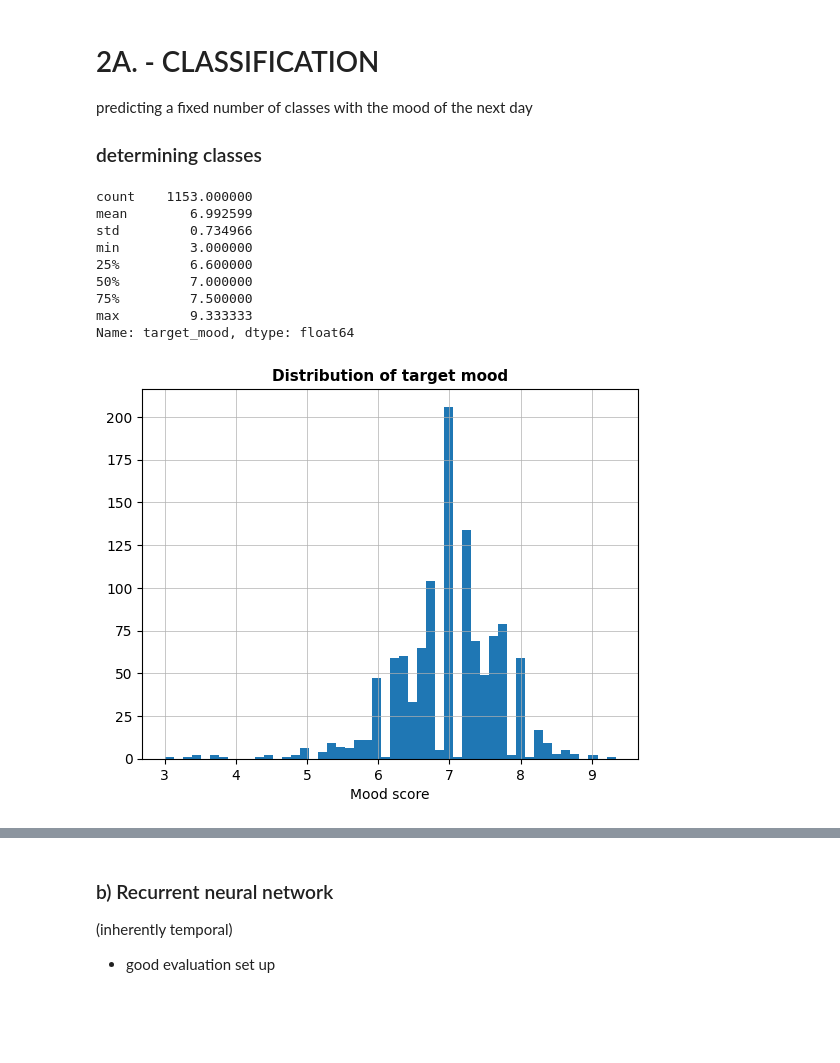
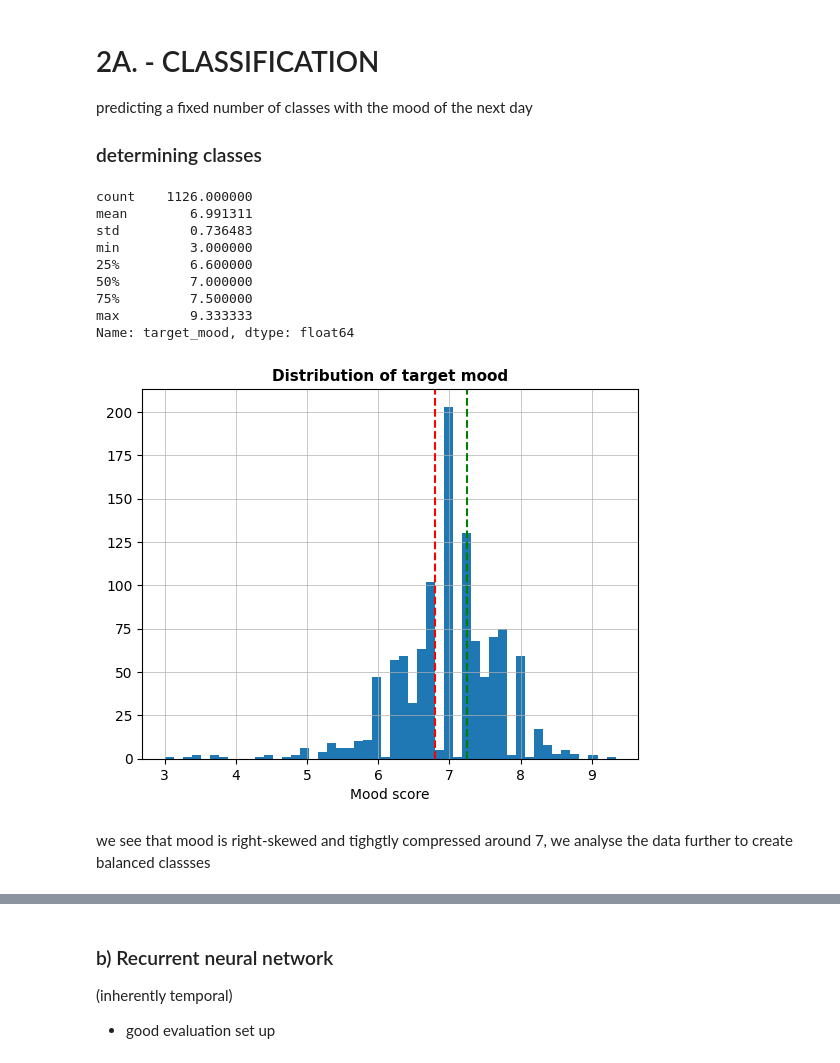
Before and after one commit to alicja-a-d/Data_Mining, a Jupyter notebook: assignment1_DMT_v1.ipynb, the cells around one changed output, grey strips where cells are left out. Cells and saved outputs as stored; diff of their text form; code cells hidden in the pictures; blank space fills up the shorter version.

Commit message:
update to predictor columns, added classes and XGBoost version 1

```diff
--- a/assignment1_DMT_v1.ipynb
+++ b/assignment1_DMT_v1.ipynb
@@ -163,7 +168,7 @@ mood_pivot = mood_data.pivot_table(
     index=["id", "date"],
     columns="variable",
     values="value",
-    aggfunc=["mean", "max", "min", "std", "first", "last", "count"]
+    aggfunc=["mean", "max", "min", "std", "count"] #stats for the daily averages
 )
 mood_pivot.columns = [f"{var}_{stat}" for stat, var in mood_pivot.columns]
 mood_pivot = mood_pivot.reset_index()
@@ -550,7 +550,6 @@ df_interpolation.head()
 # %%
 #adding a weekday
 df_interpolation["day_of_week"] = df_interpolation["date"].dt.day_name()
-df_interpolation["month"] = df_interpolation["date"].dt.month_name()
 df_interpolation["weekend"] = df_interpolation["day_of_week"].isin(["Saturday", "Sunday"])
 df_interpolation.columns
 # %% [output]
@@ -625,0 +606,37 @@ display(df_ml.head())
+# %%
+
+for patient_id, group in df_feature.groupby('id'): #separate df for each patient to prevent data leak - this also handles patients having different starting dates
+    group = group.reset_index(drop=True) #reset index
+    for t in range(window, len(group)): #starting at day 6
+        window_days = group.iloc[t - window:t] #5 days before day t
+        t_day = group.iloc[t] #prediction day
+
+        row = {'id': patient_id, 'date': t_day['date']}
+
+        for col in predictor_cols: #summary stats over the 5 days - autmatically calucaltes the stats for all predictor columns
+            name = col.replace('_mean', '')
+            row[f'{name}_mean_{window}d'] = window_days[col].mean()   # average mood/arousal/valence over window
+            row[f'{name}_std_{window}d']  = window_days[col].std()    # standard deviation
+            row[f'{name}_min_{window}d']  = window_days[col].min()    # lowest value in the window
+            row[f'{name}_max_{window}d']  = window_days[col].max()    # max value in the window
+
+            row[f'{name}_slope_{window}d'] = np.polyfit(range(window), window_days[col].values, 1)[0] # slope of the predictor over the window —  if positive it's improving
+
+        for col in appcat_cols: #only avg and sum
+            name = col.replace('appCat.', 'appCat_')
+            name = col.replace('_sum', '')
+            row[f'{name}_mean_{window}d'] = window_days[col].mean() # average daily app category usage over window
+            row[f'{name}_sum_{window}d']  = window_days[col].sum()  # total app category usage over window
+
+        #day of the week dummies for the current day
+        for d in days:
+            row[d] = t_day[d]
+
+        row['weekend'] = t_day['weekend']
+
+        row['target_mood'] = t_day['mood_mean'] #target mood value
+        instances.append(row) # add the prediction row to list
+
+df_ml = pd.DataFrame(instances) #new df for ML prediction
+display(df_ml.shape)
+display(df_ml.head())
@@ -645,18 +671,23 @@ predicting a fixed number of classes with the mood of the next day
 ### determining classes
 # %%
 print(df_ml['target_mood'].describe())
+
 df_ml['target_mood'].hist(bins=50)
+plt.axvline(df_ml['target_mood'].quantile(0.33), color='r', linestyle='--', label='33rd percentile')
+plt.axvline(df_ml['target_mood'].quantile(0.66), color='g', linestyle='--', label='66th percentile')
 plt.xlabel('Mood score')
 plt.title('Distribution of target mood')
 plt.show()
 # %% [output]
-count    1153.000000
-mean        6.992599
-std         0.734966
+count    1126.000000
+mean        6.991311
+std         0.736483
 min         3.000000
 25%         6.600000
 50%         7.000000
 75%         7.500000
 max         9.333333
 Name: target_mood, dtype: float64
-[figure, old version]
+[figure, new version]
+# %% [markdown]
+we see that mood is right-skewed and tighgtly compressed around 7, we analyse the data further to create balanced classses
```
Also changed, not shown: parts of 23 cells of this notebook.
